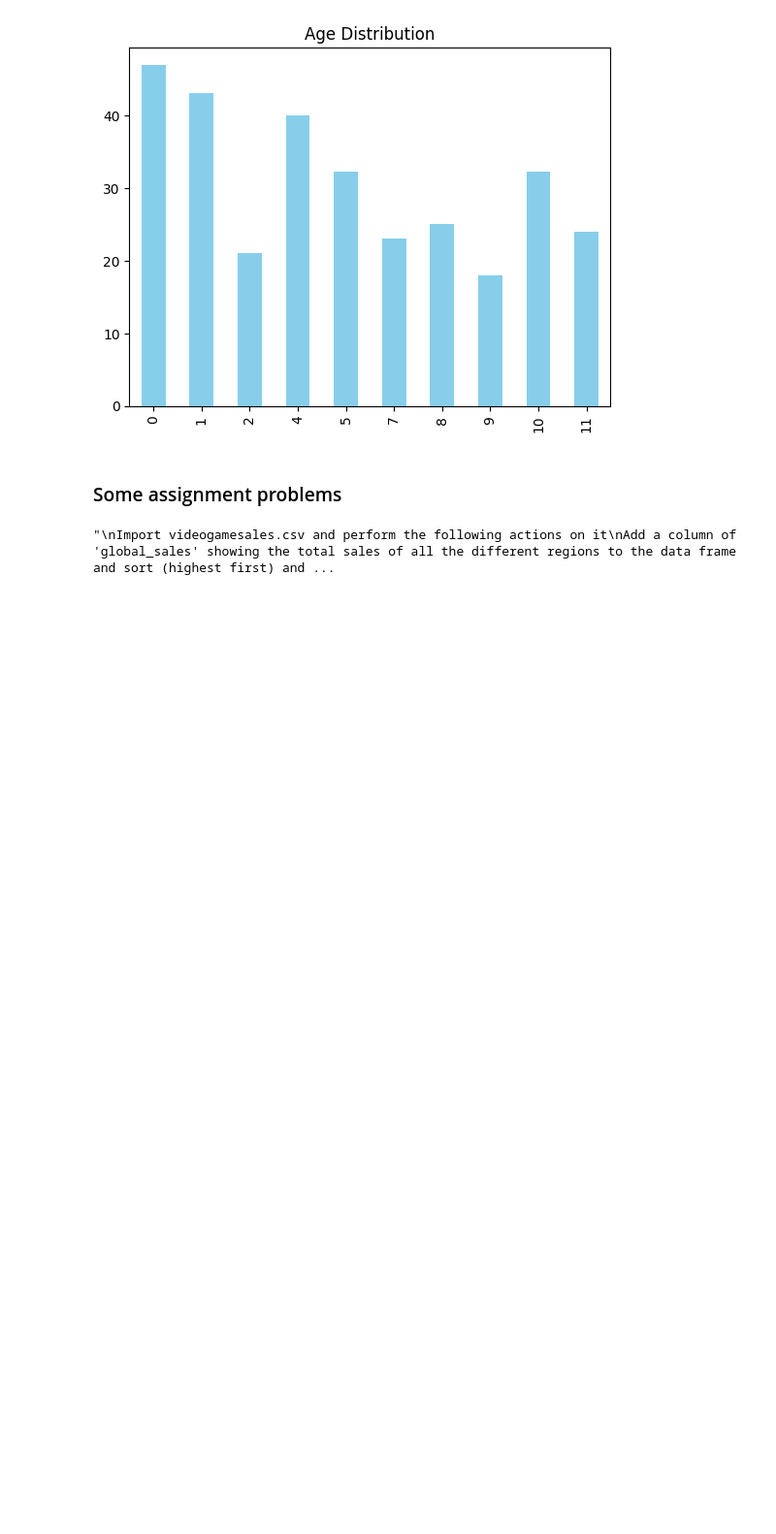
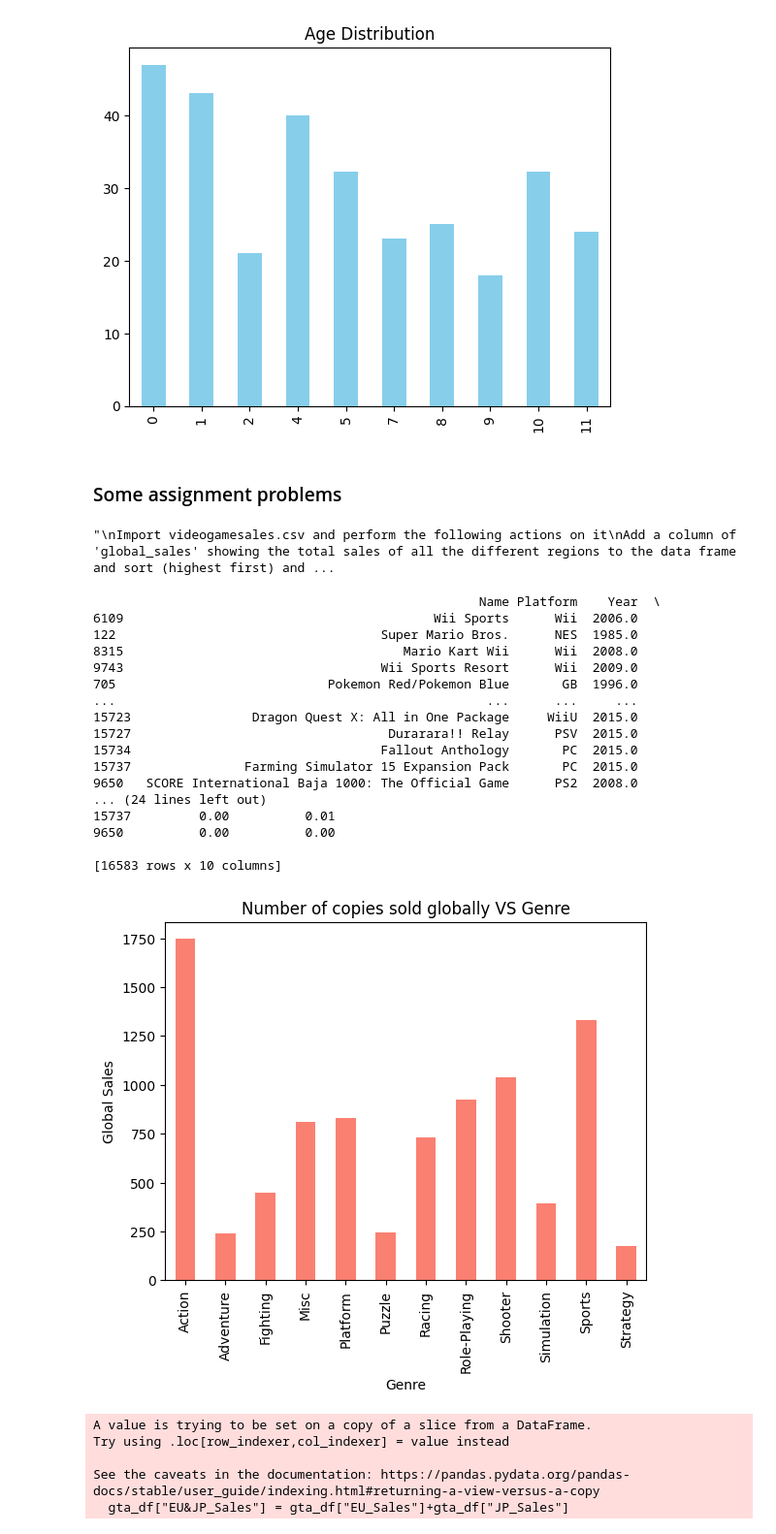
Before and after one commit to tantan974/Data-DaVinci, a Jupyter notebook: Week 0/Python-Libraries/Pandas/pandas_basics.ipynb, the cells around one changed output. Shown at 97% size. Cells and saved outputs as stored; diff of their text form; code cells hidden in the pictures; blank space fills up the shorter version.

Commit message:
pandas_basics done

```diff
--- a/Week 0/Python-Libraries/Pandas/pandas_basics.ipynb
+++ b/Week 0/Python-Libraries/Pandas/pandas_basics.ipynb
@@ -212,0 +211,43 @@ Display a pie chart of the total sales of all Grand Theft Auto games combined in
+# %%
+import pandas as pd
+import matplotlib.pyplot as plt
+df = pd.read_csv("videogamesales.csv")
+df["global_sales"] = df["NA_Sales"]+df["EU_Sales"]+df["JP_Sales"]+df["Other_Sales"]
+df = df.sort_values(by = "global_sales", ascending=False)
+print(df)
+grouped = df.groupby("Genre")["global_sales"].sum()
+grouped.plot(kind="bar", title="Number of copies sold globally VS Genre", color="salmon", ylabel="Global Sales")
+plt.show()
+gta_df = df[df['Name'].str.contains("Grand Theft Auto")]
+gta_df["EU&JP_Sales"] = gta_df["EU_Sales"]+gta_df["JP_Sales"]
+gta_df_ = gta_df[["Name", "Platform", "Year", "EU&JP_Sales"]]
+print(gta_df_)
+labels = ["EU Sales", "JP Sales", "NA Sales", "Other Sales"]
+sales = [gta_df["EU_Sales"].sum(),gta_df["JP_Sales"].sum(), gta_df["NA_Sales"].sum(), gta_df["Other_Sales"].sum()]
+colors = ["lightseagreen", "lightcoral", "khaki", "rebeccapurple"]
+plt.pie(sales, labels=labels, colors=colors, autopct="%1.0f%%", shadow=True)
+plt.show()
+# %% [output]
+                                                   Name Platform    Year  \
+6109                                         Wii Sports      Wii  2006.0
+122                                   Super Mario Bros.      NES  1985.0
+8315                                     Mario Kart Wii      Wii  2008.0
+9743                                  Wii Sports Resort      Wii  2009.0
+705                            Pokemon Red/Pokemon Blue       GB  1996.0
+...                                                 ...      ...     ...
+15723                Dragon Quest X: All in One Package     WiiU  2015.0
+15727                                  Durarara!! Relay      PSV  2015.0
+15734                                 Fallout Anthology       PC  2015.0
+15737               Farming Simulator 15 Expansion Pack       PC  2015.0
+9650   SCORE International Baja 1000: The Official Game      PS2  2008.0
+... (24 lines left out)
+15737         0.00          0.01
+9650          0.00          0.00
+
+[16583 rows x 10 columns]
+[figure, added]
+A value is trying to be set on a copy of a slice from a DataFrame.
+Try using .loc[row_indexer,col_indexer] = value instead
+
+See the caveats in the documentation: https://pandas.pydata.org/pandas-docs/stable/user_guide/indexing.html#returning-a-view-versus-a-copy
+  gta_df["EU&JP_Sales"] = gta_df["EU_Sales"]+gta_df["JP_Sales"]
```
Also changed, not shown: parts of 2 cells of this notebook.
